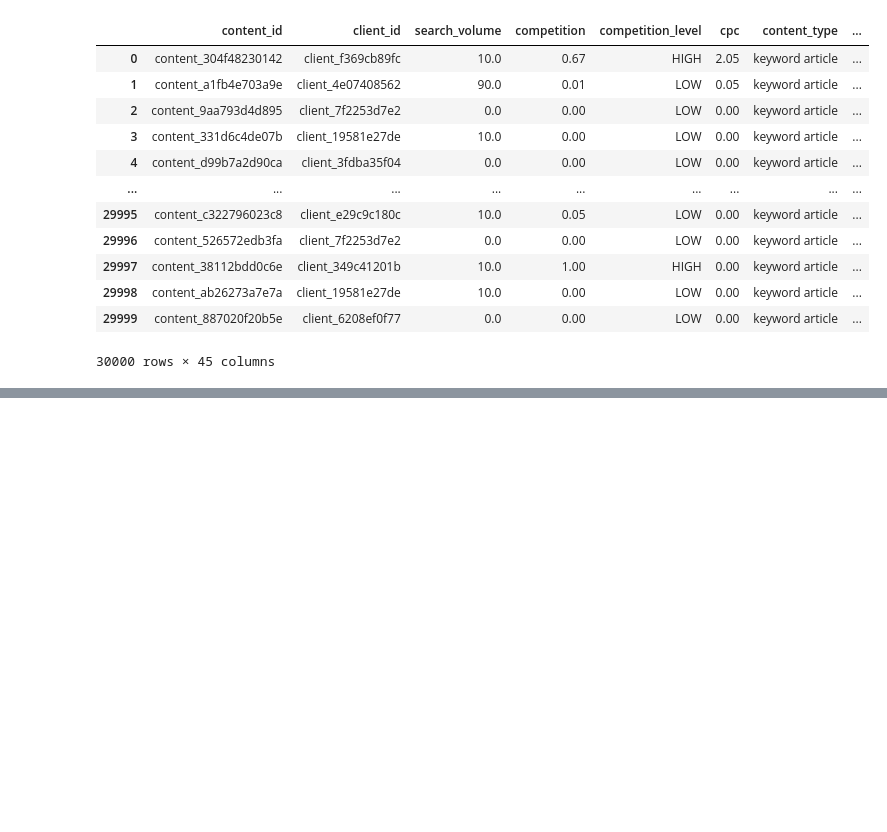
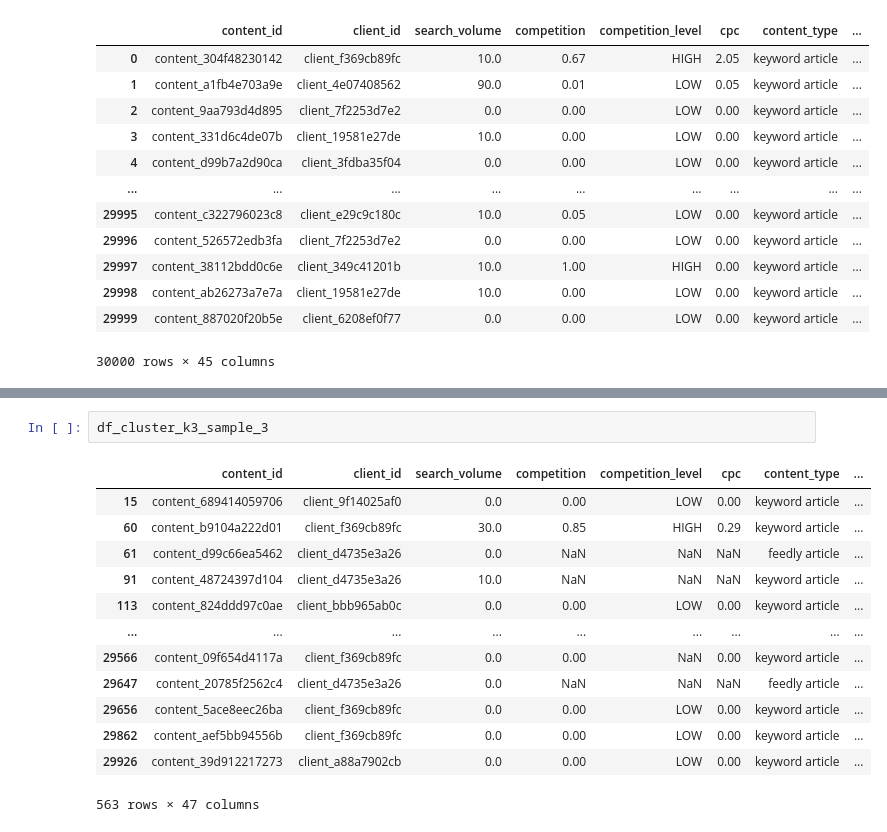
Before and after one commit to adeleke1508/Ismail_Khaleed_3, a Jupyter notebook: kmeans_clustering.ipynb, the cells around one changed output, grey strips where cells are left out. Saved outputs shown, nothing was run; the diff lists cells and outputs as text; blank space fills up the shorter version.

```diff
--- a/kmeans_clustering.ipynb
+++ b/kmeans_clustering.ipynb
@@ -604,0 +746,16 @@ new_df
+# %%
+df_cluster_k3_sample_3
+# %% [output]
+|  | content_id | client_id | search_volume | competition | competition_level | cpc | content_type | ... |
+| 15 | content_689414059706 | client_9f14025af0 | 0.0 | 0.00 | LOW | 0.00 | keyword article | ... |
+| 60 | content_b9104a222d01 | client_f369cb89fc | 30.0 | 0.85 | HIGH | 0.29 | keyword article | ... |
+| 61 | content_d99c66ea5462 | client_d4735e3a26 | 0.0 | NaN | NaN | NaN | feedly article | ... |
+| 91 | content_48724397d104 | client_d4735e3a26 | 10.0 | NaN | NaN | NaN | keyword article | ... |
+| 113 | content_824ddd97c0ae | client_bbb965ab0c | 0.0 | 0.00 | LOW | 0.00 | keyword article | ... |
+| ... | ... | ... | ... | ... | ... | ... | ... | ... |
+| 29566 | content_09f654d4117a | client_f369cb89fc | 0.0 | 0.00 | NaN | 0.00 | keyword article | ... |
+| 29647 | content_20785f2562c4 | client_d4735e3a26 | 0.0 | NaN | NaN | NaN | feedly article | ... |
+| 29656 | content_5ace8eec26ba | client_f369cb89fc | 0.0 | 0.00 | LOW | 0.00 | keyword article | ... |
+| 29862 | content_aef5bb94556b | client_f369cb89fc | 0.0 | 0.00 | LOW | 0.00 | keyword article | ... |
+| 29926 | content_39d912217273 | client_a88a7902cb | 0.0 | 0.00 | LOW | 0.00 | keyword article | ... |
+563 rows × 47 columns
```
Also changed, not shown: parts of 28 cells of this notebook.
